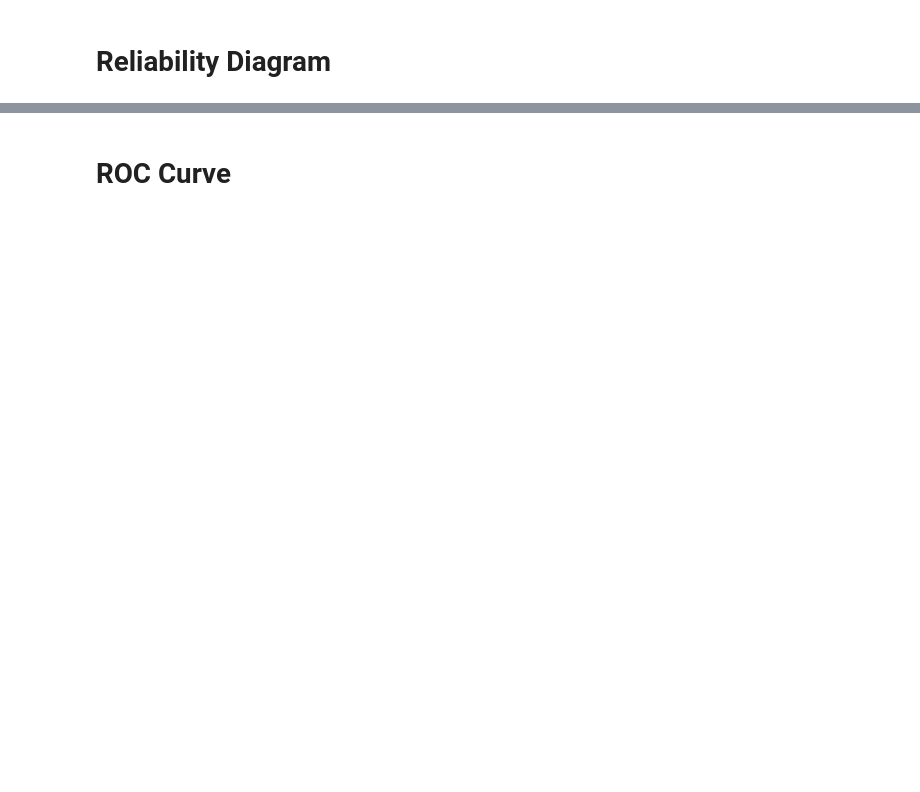
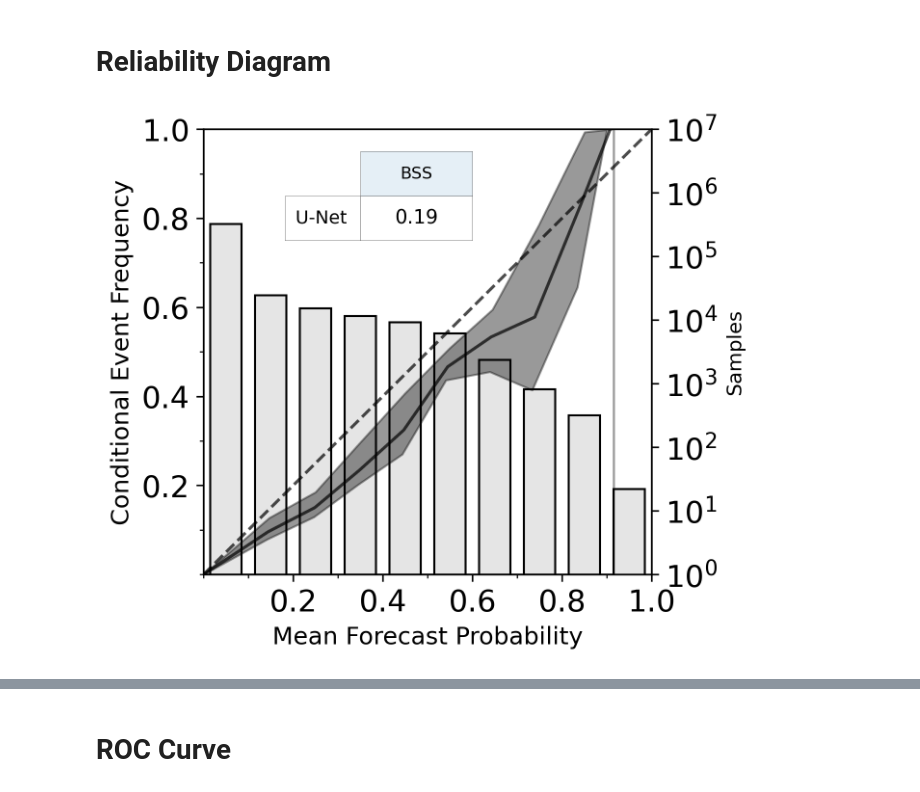
Before and after one commit to svarga1/2to6_hr_severe_wx_deep_learning, a Jupyter notebook: notebooks/Model_evaluation.ipynb, the cells around one changed output, grey strips where cells are left out. Saved outputs shown, nothing was run; the diff lists cells and outputs as text; code cells hidden in the pictures; blank space fills up the shorter version.

```diff
--- a/notebooks/Model_evaluation.ipynb
+++ b/notebooks/Model_evaluation.ipynb
@@ -110,5 +126,29 @@ plt.show()
 # %% [markdown]
 # Reliability Diagram
+# %%
+_xx={}
+_yy={}
+_scores={}
+scores={'U-Net':{}}
+xx, yy, score = sklearn_curve_bootstrap(y_val.flatten(), results['predict_val'].flatten(), metric='reliability',
+                                         n_boot=20, groups=val_groups,
+                            random_seed=42)
+_scores[name]=score
+for metric in score:
+    scores['U-Net'][metric]=np.nanmean(score[metric])
+_xx[name]=xx
+_yy[name]=yy
+
+vd = VerificationDiagram(y_pred=results['predict_val'].flatten())
+ax = vd.plot('reliability', _xx, _yy, scores=_scores,
+             #table_bbox=[0.46, 0.65, 0.1, 0.4],
+             table_bbox=[0.35, 0.75, 0.25, 0.2],
+             line_colors=['k'], #0.28
+            plot_kwargs={'line_colors':['k']},table_fontsize=9, table_alpha=1, add_dots=False)
+
+plt.show()
+# %% [output]
+[figure, added]
 # %%
 _xx={}
 _yy={}
```
Also changed, not shown: parts of 13 cells of this notebook, 4 other files.
